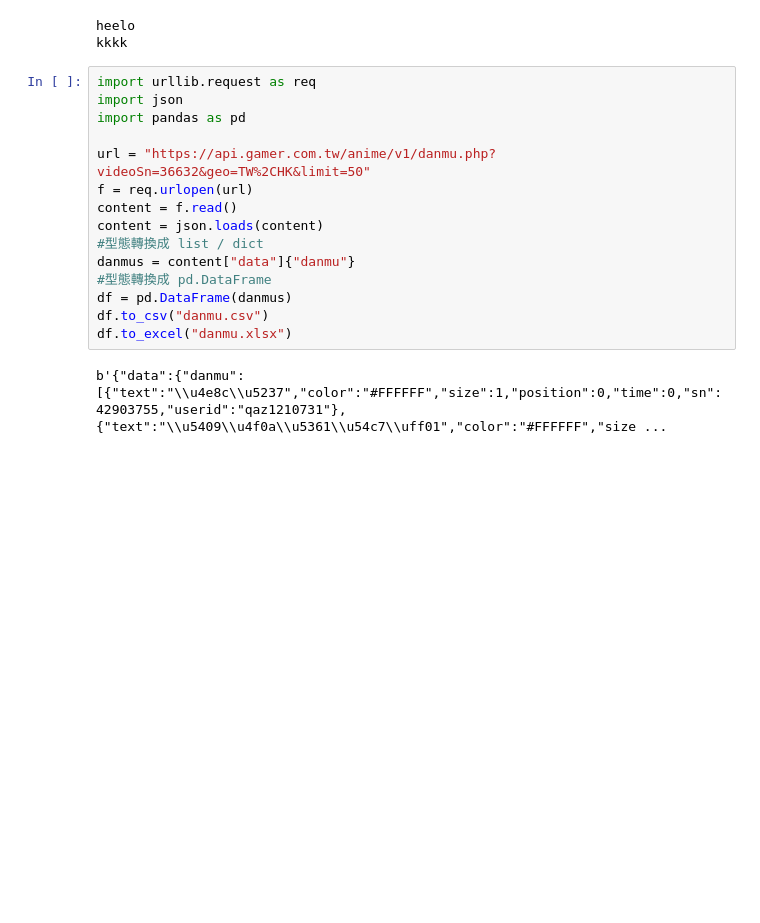
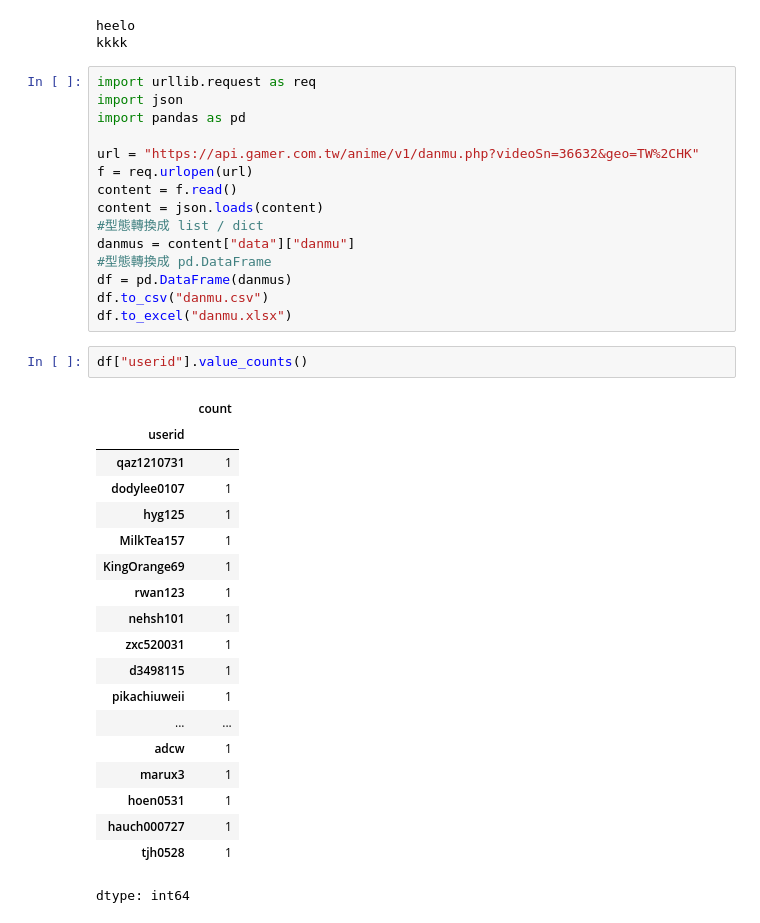
Before and after one commit to wukengche-beep/20251125, a Jupyter notebook: 20251126.ipynb, the cells around one changed output. Drawn from its saved outputs; the diff is of its cells as text; blank space fills up the shorter version.

```diff
--- a/20251126.ipynb
+++ b/20251126.ipynb
@@ -253,15 +253,35 @@ import urllib.request as req
 import json
 import pandas as pd
 
-url = "https://api.gamer.com.tw/anime/v1/danmu.php?videoSn=36632&geo=TW%2CHK&limit=50"
+url = "https://api.gamer.com.tw/anime/v1/danmu.php?videoSn=36632&geo=TW%2CHK"
 f = req.urlopen(url)
 content = f.read()
 content = json.loads(content)
 #型態轉換成 list / dict
-danmus = content["data"]{"danmu"}
+danmus = content["data"]["danmu"]
 #型態轉換成 pd.DataFrame
 df = pd.DataFrame(danmus)
 df.to_csv("danmu.csv")
 df.to_excel("danmu.xlsx")
-# %% [output]
-b'{"data":{"danmu":[{"text":"\\u4e8c\\u5237","color":"#FFFFFF","size":1,"position":0,"time":0,"sn":42903755,"userid":"qaz1210731"},{"text":"\\u5409\\u4f0a\\u5361\\u54c7\\uff01","color":"#FFFFFF","size ...
+# %%
+df["userid"].value_counts()
+# %% [output]
+|  | count |
+| userid |  |
+| qaz1210731 | 1 |
+| dodylee0107 | 1 |
+| hyg125 | 1 |
+| MilkTea157 | 1 |
+| KingOrange69 | 1 |
+| rwan123 | 1 |
+| nehsh101 | 1 |
+| zxc520031 | 1 |
+| d3498115 | 1 |
+| pikachiuweii | 1 |
+| ... | ... |
+| adcw | 1 |
+| marux3 | 1 |
+| hoen0531 | 1 |
+| hauch000727 | 1 |
+| tjh0528 | 1 |
+dtype: int64
```
Also changed, not shown: parts of 1 cell of this notebook.
